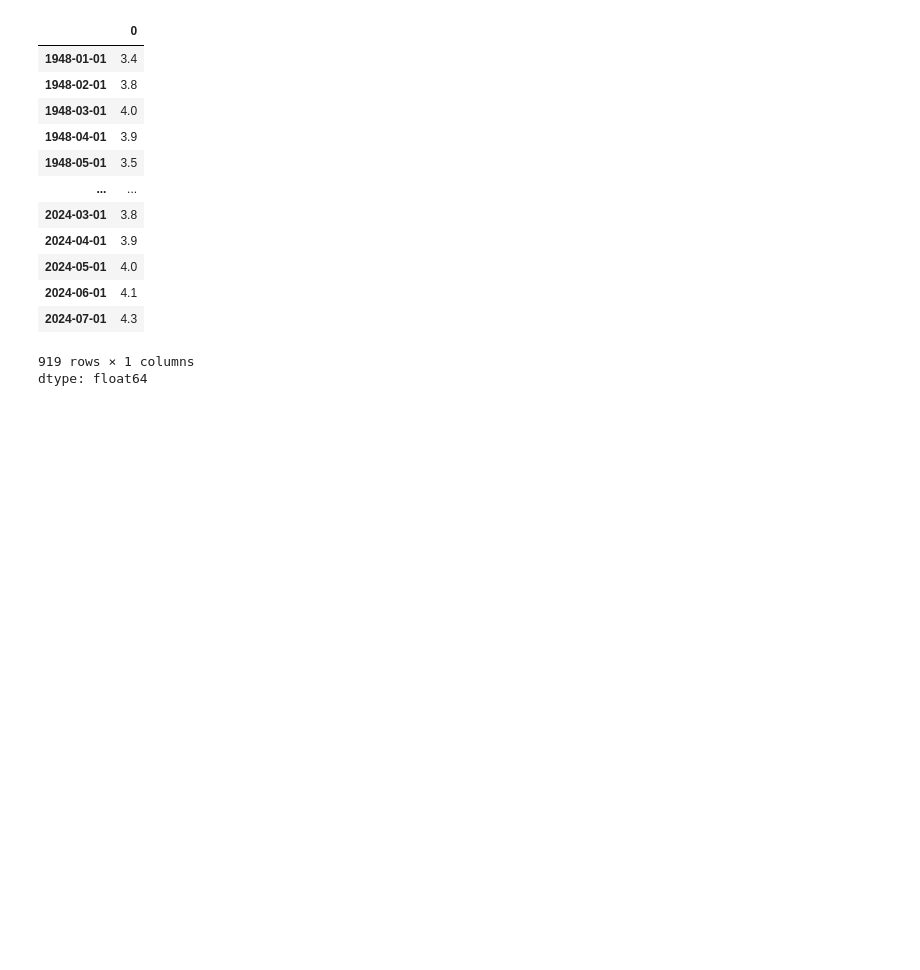
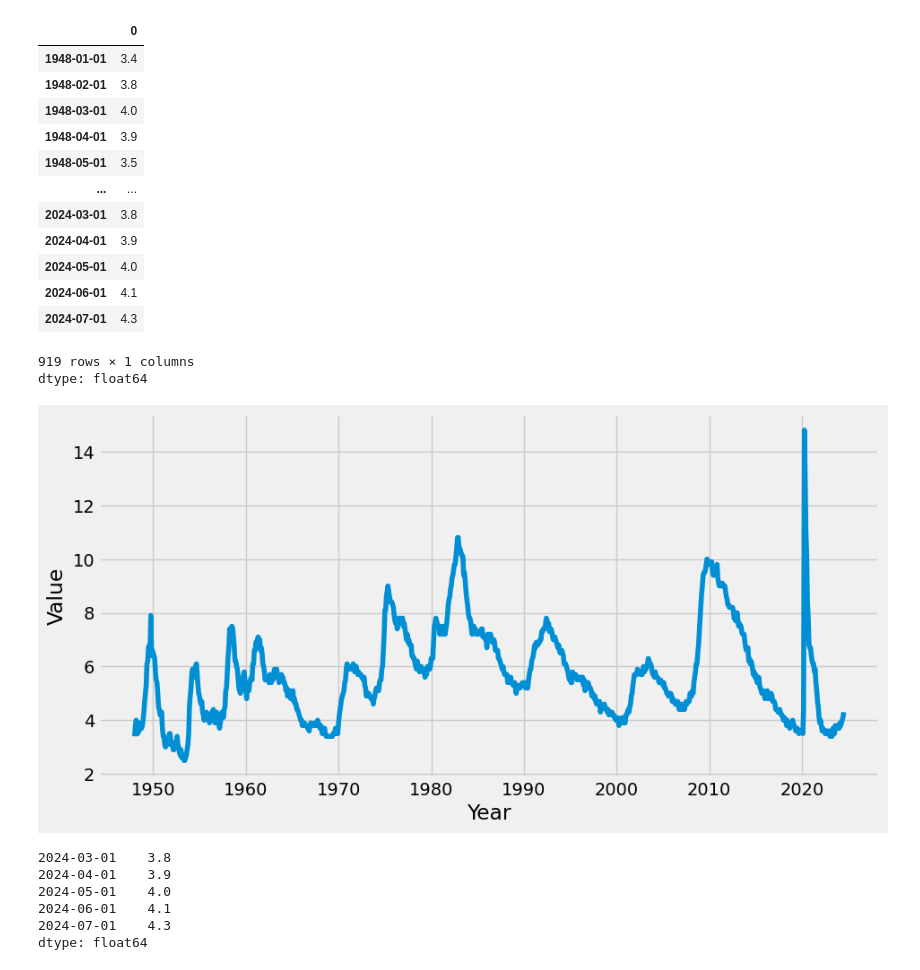
Before and after one commit to nocaptara/Economic_DataCollection-Exploration, a Jupyter notebook: Economic_Data_Collection_and_Analysis.ipynb, the cells around one changed output. Saved outputs shown, nothing was run; the diff lists cells and outputs as text; code cells hidden in the pictures; blank space fills up the shorter version.

```diff
--- a/Economic_Data_Collection_and_Analysis.ipynb
+++ b/Economic_Data_Collection_and_Analysis.ipynb
@@ -120,3 +120,26 @@ unrate
 | 2024-07-01 | 4.3 |
 919 rows × 1 columns
 dtype: float64
+# %%
+# unrate.plot(figsize=(10, 6), title='Data Plot up to Latest Date')
+unrate.index = pd.to_datetime(unrate.index)
+# %%
+import matplotlib.pyplot as plt
+
+plt.figure(figsize=(10, 5))
+plt.plot(unrate.index, unrate.values)
+plt.xlabel('Year')
+plt.ylabel('Value')
+plt.show()
+# %% [output]
+[figure, added]
+# %%
+
+print(unrate.tail())
+# %% [output]
+2024-03-01    3.8
+2024-04-01    3.9
+2024-05-01    4.0
+2024-06-01    4.1
+2024-07-01    4.3
+dtype: float64
```
Also changed, not shown: parts of 25 cells of this notebook.
